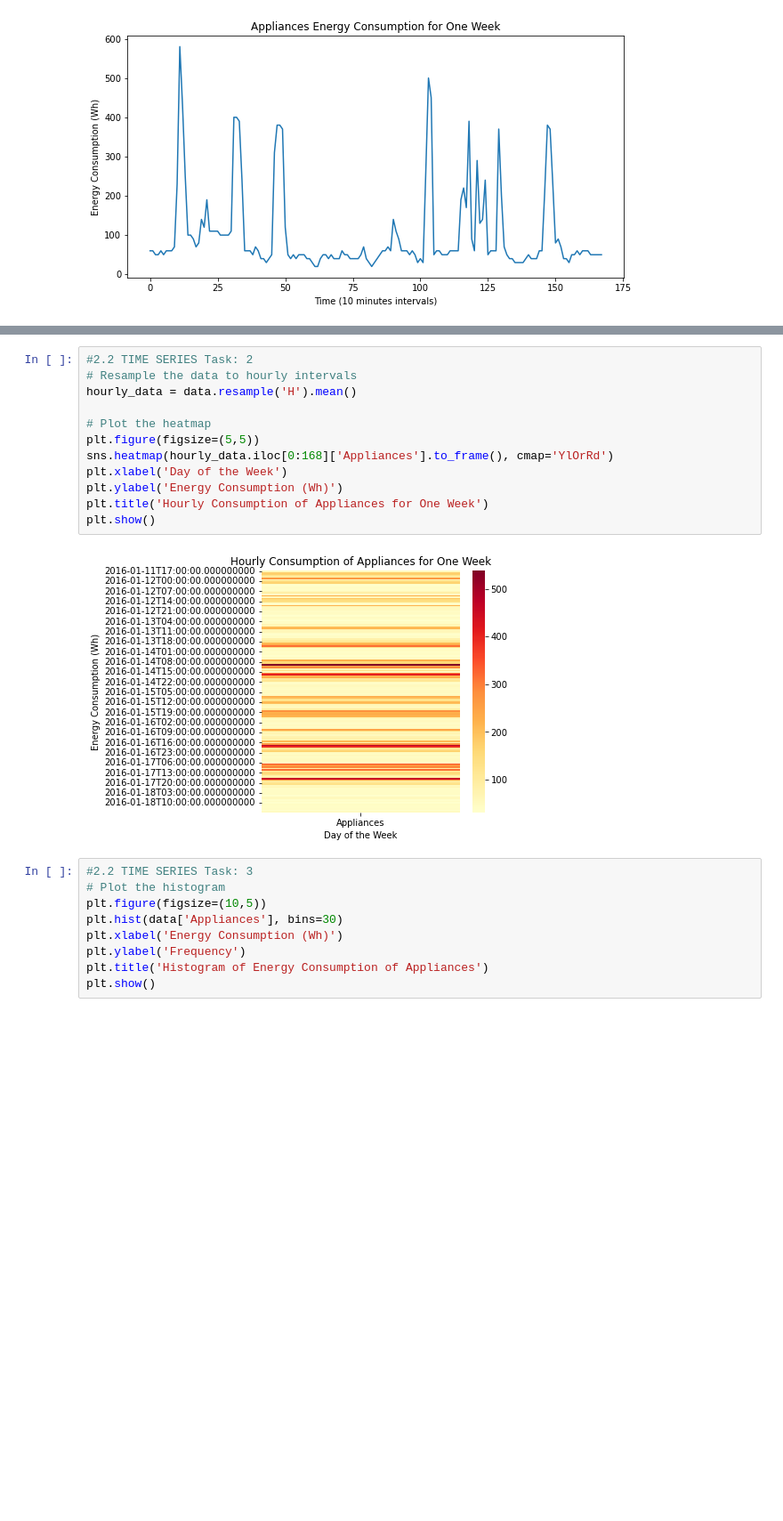
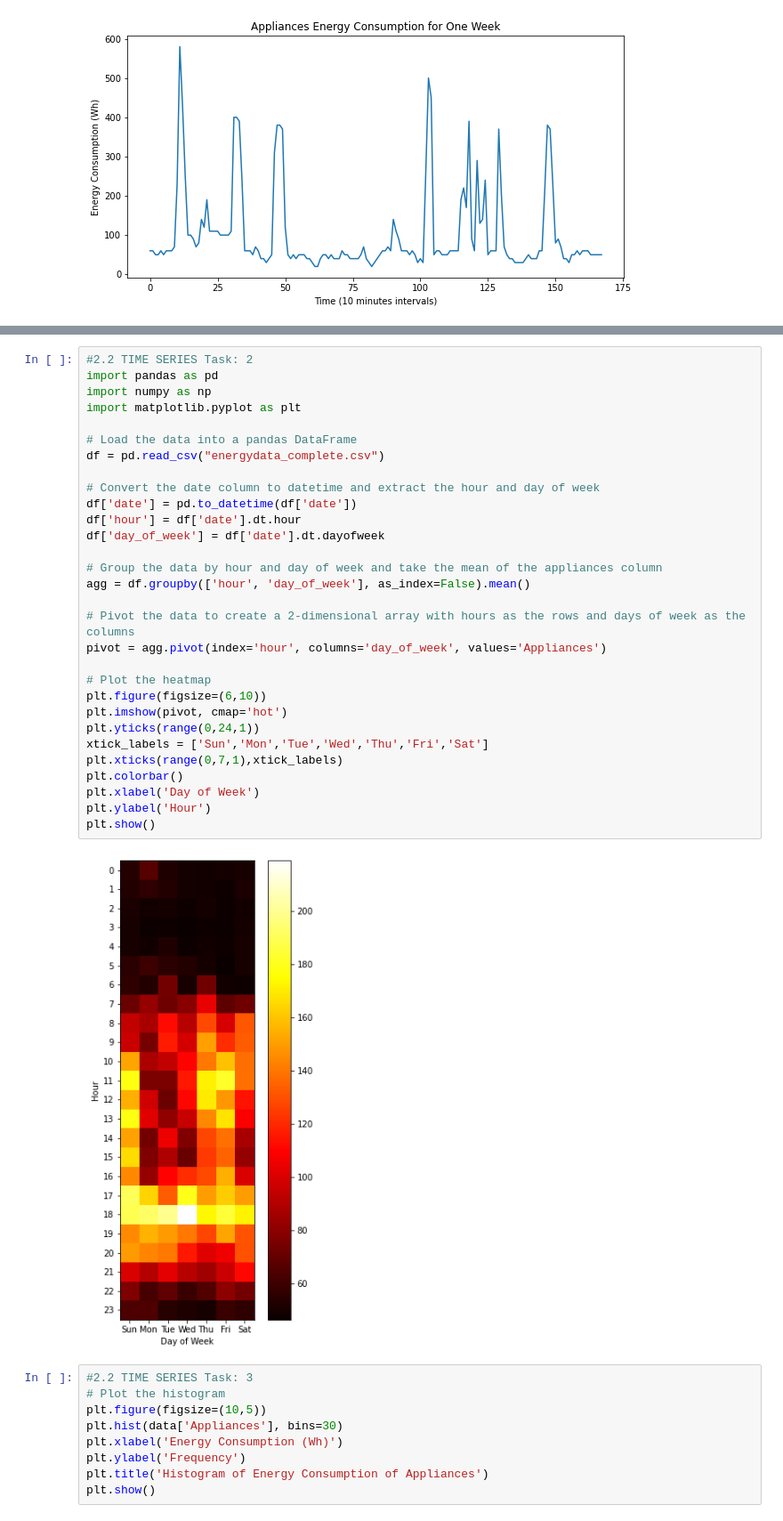
Before and after one commit to 007Houdini/ME592, a Jupyter notebook: HW1.ipynb, the cells around one changed output, grey strips where cells are left out. Shown at 89% size. Saved outputs shown, nothing was run; the diff lists cells and outputs as text; blank space fills up the shorter version.

```diff
--- a/HW1.ipynb
+++ b/HW1.ipynb
@@ -171,17 +141,35 @@ plt.show()
-# %%
-#2.2 TIME SERIES Task: 2
-# Resample the data to hourly intervals
-hourly_data = data.resample('H').mean()
-
-# Plot the heatmap
-plt.figure(figsize=(5,5))
-sns.heatmap(hourly_data.iloc[0:168]['Appliances'].to_frame(), cmap='YlOrRd')
-plt.xlabel('Day of the Week')
-plt.ylabel('Energy Consumption (Wh)')
-plt.title('Hourly Consumption of Appliances for One Week')
-plt.show()
-# %% [output]
-[figure, removed]
+# %%
+#2.2 TIME SERIES Task: 2
+import pandas as pd
+import numpy as np
+import matplotlib.pyplot as plt
+
+# Load the data into a pandas DataFrame
+df = pd.read_csv("energydata_complete.csv")
+
+# Convert the date column to datetime and extract the hour and day of week
+df['date'] = pd.to_datetime(df['date'])
+df['hour'] = df['date'].dt.hour
+df['day_of_week'] = df['date'].dt.dayofweek
+
+# Group the data by hour and day of week and take the mean of the appliances column
+agg = df.groupby(['hour', 'day_of_week'], as_index=False).mean()
+
+# Pivot the data to create a 2-dimensional array with hours as the rows and days of week as the columns
+pivot = agg.pivot(index='hour', columns='day_of_week', values='Appliances')
+
+# Plot the heatmap
+plt.figure(figsize=(6,10))
+plt.imshow(pivot, cmap='hot')
+plt.yticks(range(0,24,1))
+xtick_labels = ['Sun','Mon','Tue','Wed','Thu','Fri','Sat']
+plt.xticks(range(0,7,1),xtick_labels)
+plt.colorbar()
+plt.xlabel('Day of Week')
+plt.ylabel('Hour')
+plt.show()
+# %% [output]
+[figure, added]
 # %%
 #2.2 TIME SERIES Task: 3
 # Plot the histogram
```
Also changed, not shown: parts of 9 cells of this notebook.
